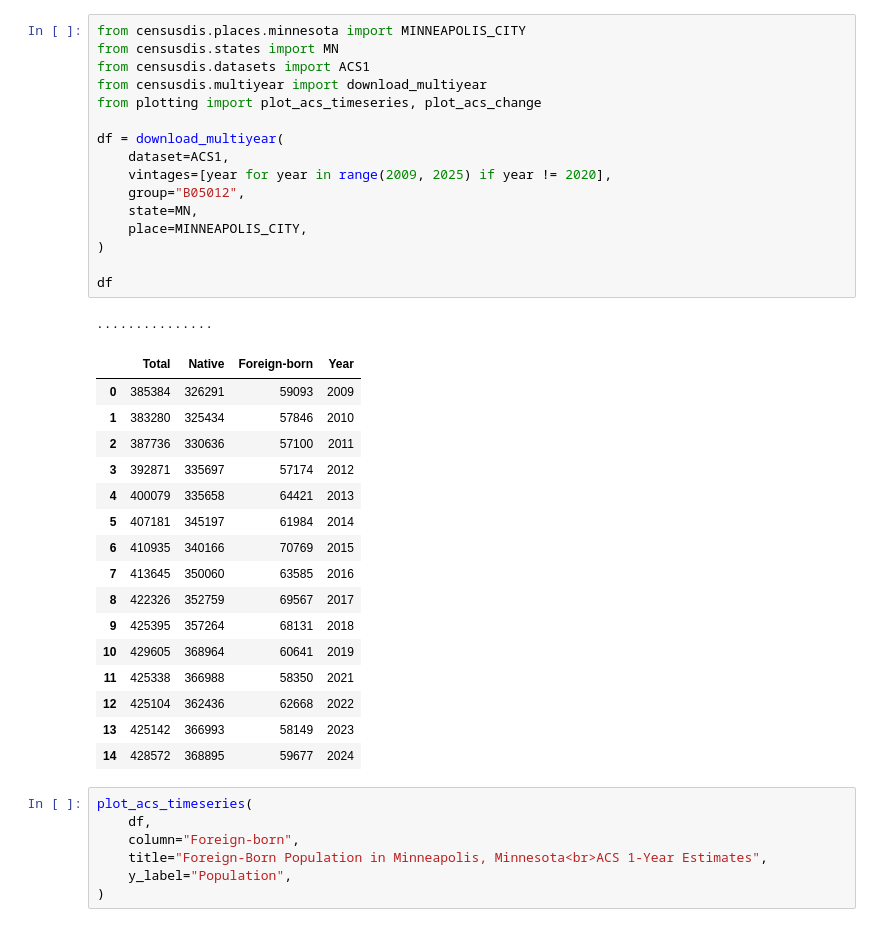
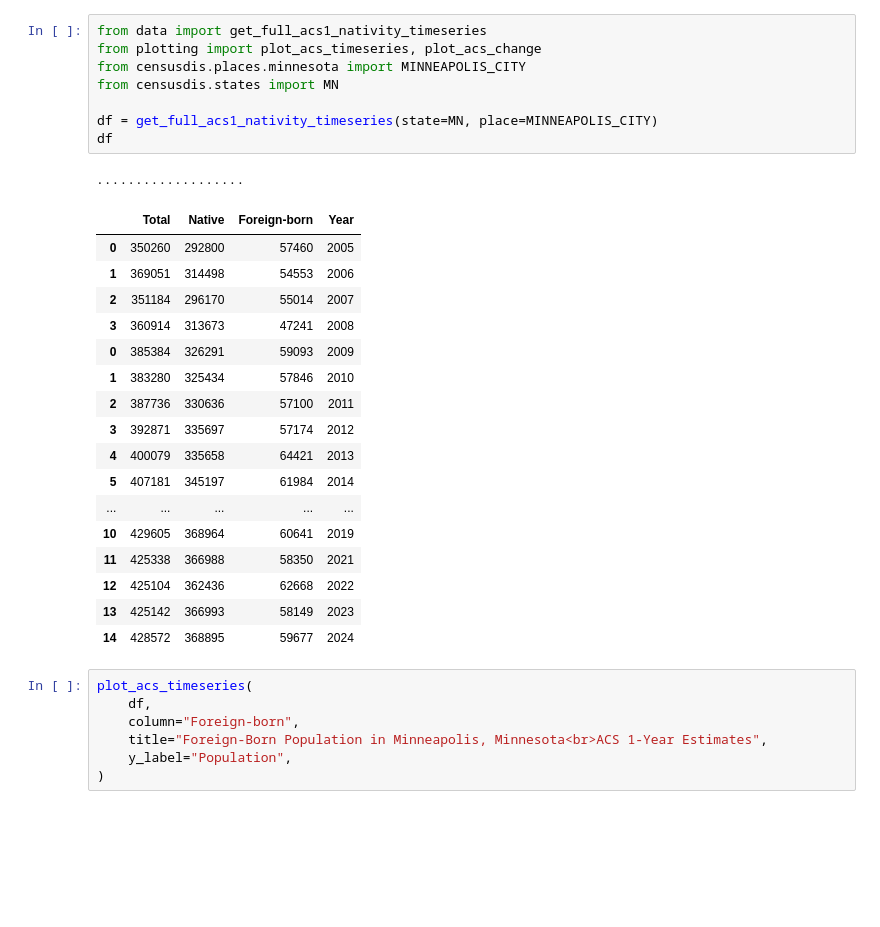
Before and after one commit to arilamstein/acs-nativity-timeseries, a Jupyter notebook: minneapolis.ipynb, the cells around one changed output. Saved outputs shown, nothing was run; the diff lists cells and outputs as text; blank space fills up the shorter version.

```diff
--- a/minneapolis.ipynb
+++ b/minneapolis.ipynb
@@ -1,32 +1,25 @@
 # %%
+from data import get_full_acs1_nativity_timeseries
+from plotting import plot_acs_timeseries, plot_acs_change
 from censusdis.places.minnesota import MINNEAPOLIS_CITY
 from censusdis.states import MN
-from censusdis.datasets import ACS1
-from censusdis.multiyear import download_multiyear
-from plotting import plot_acs_timeseries, plot_acs_change
 
-df = download_multiyear(
-    dataset=ACS1,
-    vintages=[year for year in range(2009, 2025) if year != 2020],
-    group="B05012",
-    state=MN,
-    place=MINNEAPOLIS_CITY,
-)
-
+df = get_full_acs1_nativity_timeseries(state=MN, place=MINNEAPOLIS_CITY)
 df
 # %% [output]
-...............
+...................
 |  | Total | Native | Foreign-born | Year |
+| 0 | 350260 | 292800 | 57460 | 2005 |
+| 1 | 369051 | 314498 | 54553 | 2006 |
+| 2 | 351184 | 296170 | 55014 | 2007 |
+| 3 | 360914 | 313673 | 47241 | 2008 |
 | 0 | 385384 | 326291 | 59093 | 2009 |
 | 1 | 383280 | 325434 | 57846 | 2010 |
 | 2 | 387736 | 330636 | 57100 | 2011 |
 | 3 | 392871 | 335697 | 57174 | 2012 |
 | 4 | 400079 | 335658 | 64421 | 2013 |
 | 5 | 407181 | 345197 | 61984 | 2014 |
-| 6 | 410935 | 340166 | 70769 | 2015 |
-| 7 | 413645 | 350060 | 63585 | 2016 |
-| 8 | 422326 | 352759 | 69567 | 2017 |
-| 9 | 425395 | 357264 | 68131 | 2018 |
+| ... | ... | ... | ... | ... |
 | 10 | 429605 | 368964 | 60641 | 2019 |
 | 11 | 425338 | 366988 | 58350 | 2021 |
 | 12 | 425104 | 362436 | 62668 | 2022 |
```
Also changed, not shown: 4 other files.
